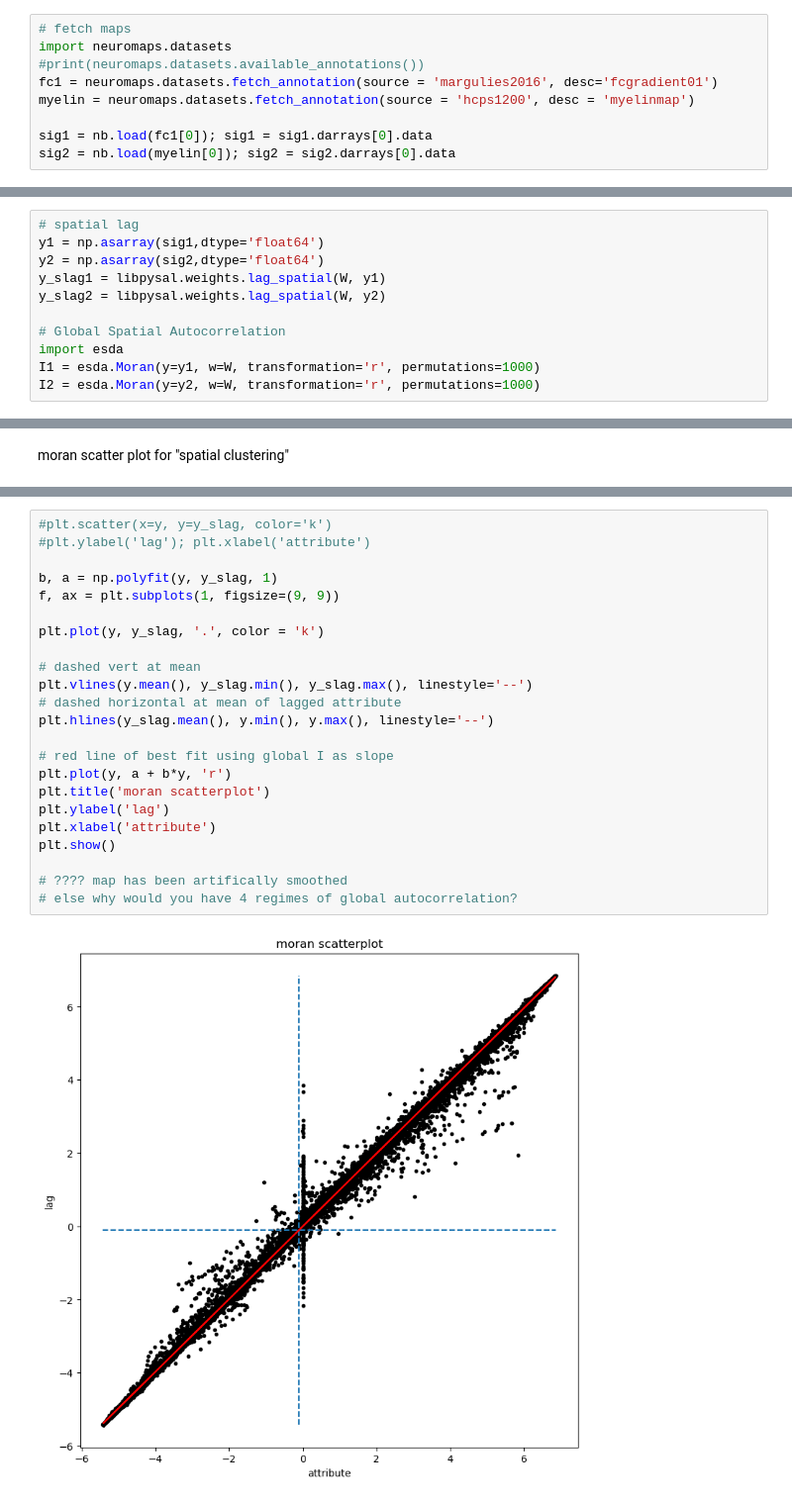
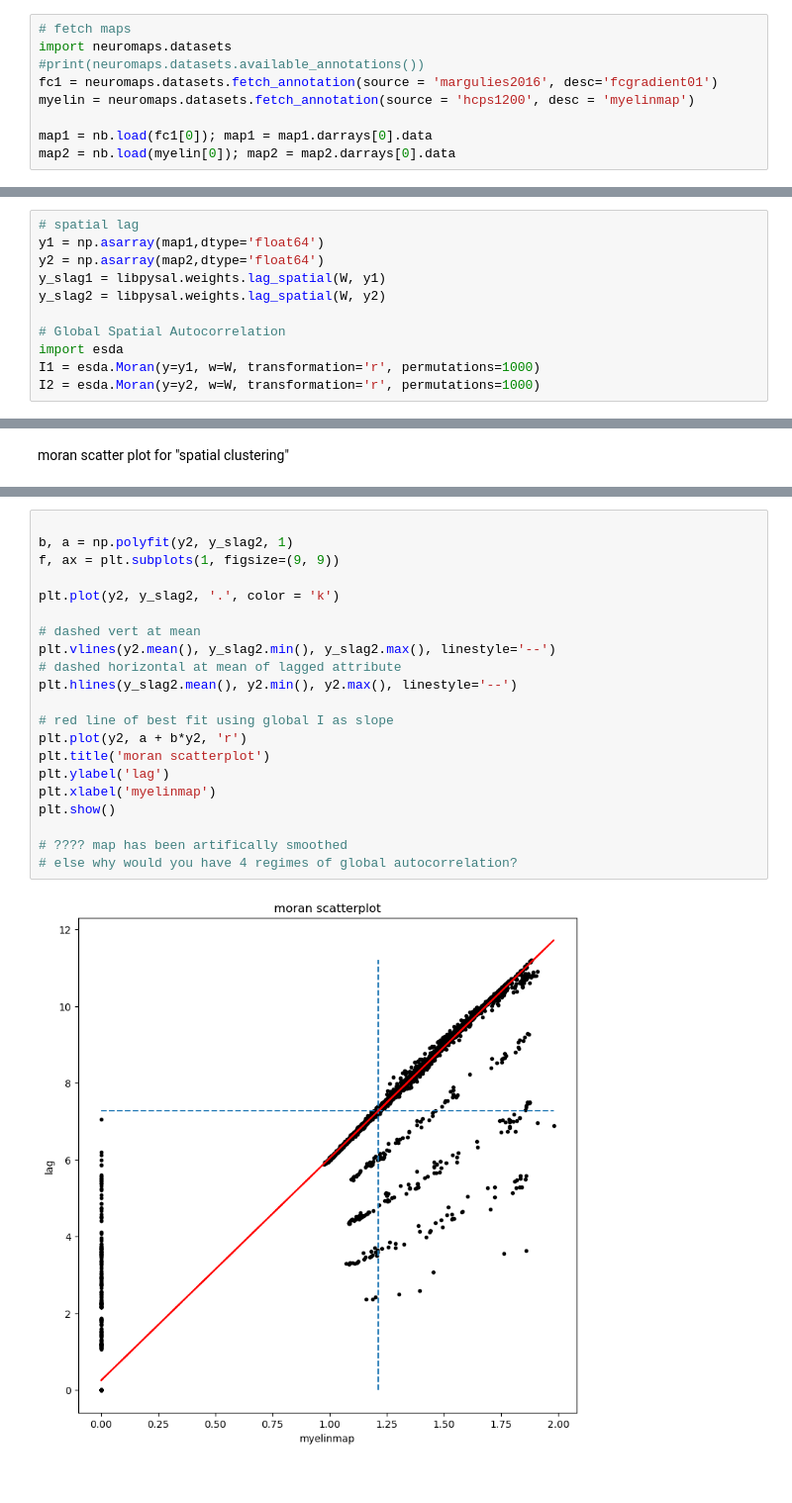
Before and after one commit to shyu2kko/spatial, a Jupyter notebook: spatial_autocorrelation.ipynb, the cells around one changed output, grey strips where cells are left out. Shown at 99% size. Saved outputs shown, nothing was run; the diff lists cells and outputs as text.

Commit message:
updated plots

```diff
--- a/spatial_autocorrelation.ipynb
+++ b/spatial_autocorrelation.ipynb
@@ -30,14 +30,14 @@ import neuromaps.datasets
 fc1 = neuromaps.datasets.fetch_annotation(source = 'margulies2016', desc='fcgradient01')
 myelin = neuromaps.datasets.fetch_annotation(source = 'hcps1200', desc = 'myelinmap')
 
-sig1 = nb.load(fc1[0]); sig1 = sig1.darrays[0].data
-sig2 = nb.load(myelin[0]); sig2 = sig2.darrays[0].data
+map1 = nb.load(fc1[0]); map1 = map1.darrays[0].data
+map2 = nb.load(myelin[0]); map2 = map2.darrays[0].data
 # %% [markdown]
 global autocorrelation and spatial lag
 # %%
 # spatial lag
-y1 = np.asarray(sig1,dtype='float64')
-y2 = np.asarray(sig2,dtype='float64')
+y1 = np.asarray(map1,dtype='float64')
+y2 = np.asarray(map2,dtype='float64')
 y_slag1 = libpysal.weights.lag_spatial(W, y1)
 y_slag2 = libpysal.weights.lag_spatial(W, y2)
 
@@ -84,27 +111,25 @@ moran scatter plot for "spatial clustering"
 # %%
-#plt.scatter(x=y, y=y_slag, color='k')
-#plt.ylabel('lag'); plt.xlabel('attribute')
 
-b, a = np.polyfit(y, y_slag, 1)
+b, a = np.polyfit(y2, y_slag2, 1)
 f, ax = plt.subplots(1, figsize=(9, 9))
 
-plt.plot(y, y_slag, '.', color = 'k')
+plt.plot(y2, y_slag2, '.', color = 'k')
 
 # dashed vert at mean
-plt.vlines(y.mean(), y_slag.min(), y_slag.max(), linestyle='--')
+plt.vlines(y2.mean(), y_slag2.min(), y_slag2.max(), linestyle='--')
 # dashed horizontal at mean of lagged attribute
-plt.hlines(y_slag.mean(), y.min(), y.max(), linestyle='--')
+plt.hlines(y_slag2.mean(), y2.min(), y2.max(), linestyle='--')
 
 # red line of best fit using global I as slope
-plt.plot(y, a + b*y, 'r')
+plt.plot(y2, a + b*y2, 'r')
 plt.title('moran scatterplot')
 plt.ylabel('lag')
-plt.xlabel('attribute')
+plt.xlabel('myelinmap')
 plt.show()
 
 # ???? map has been artifically smoothed
 # else why would you have 4 regimes of global autocorrelation?
 # %% [output]
-[figure, old version]
+[figure, new version]
 # %%
 # local moran
```
Also changed, not shown: parts of 22 cells of this notebook.
